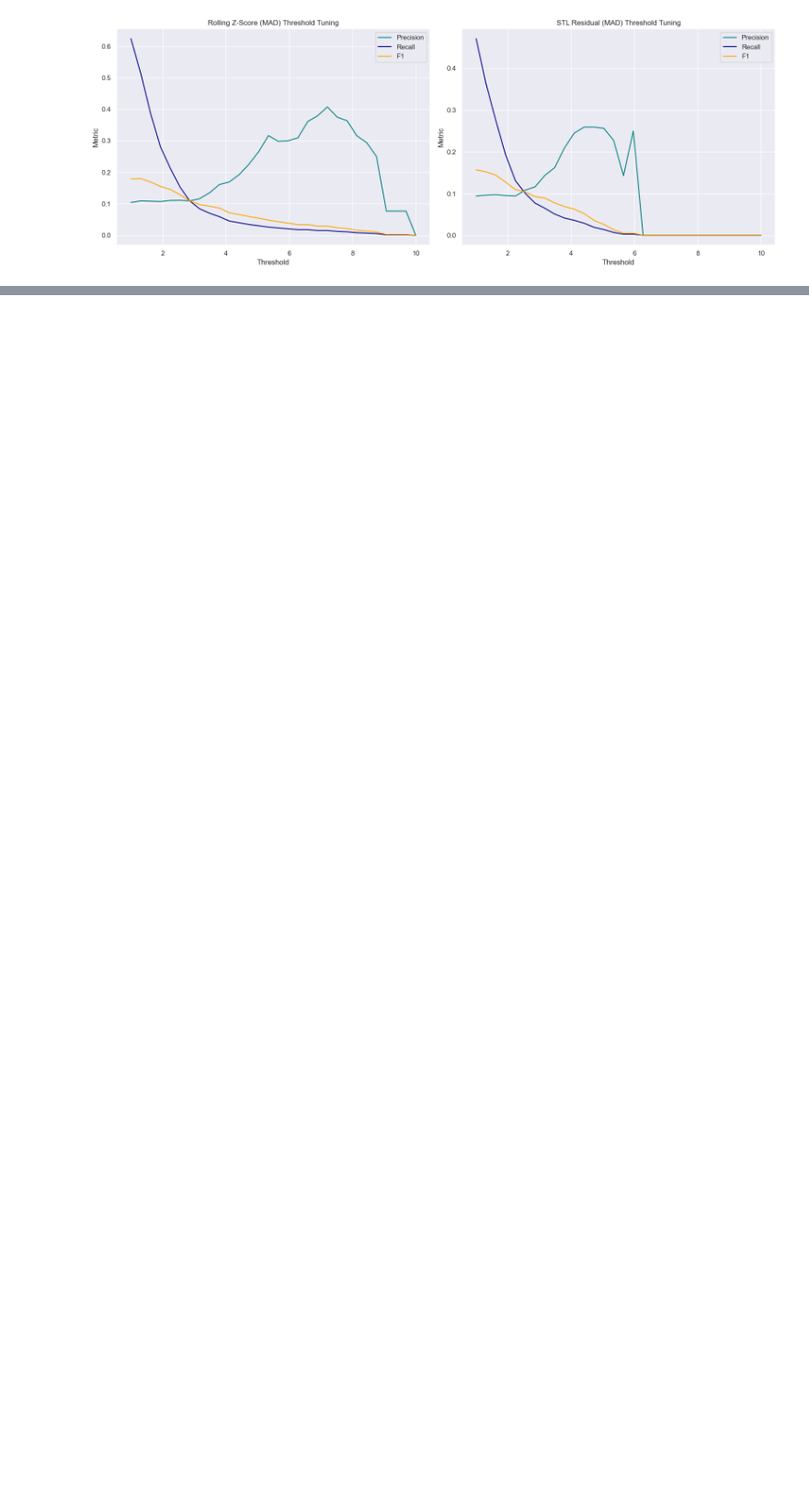
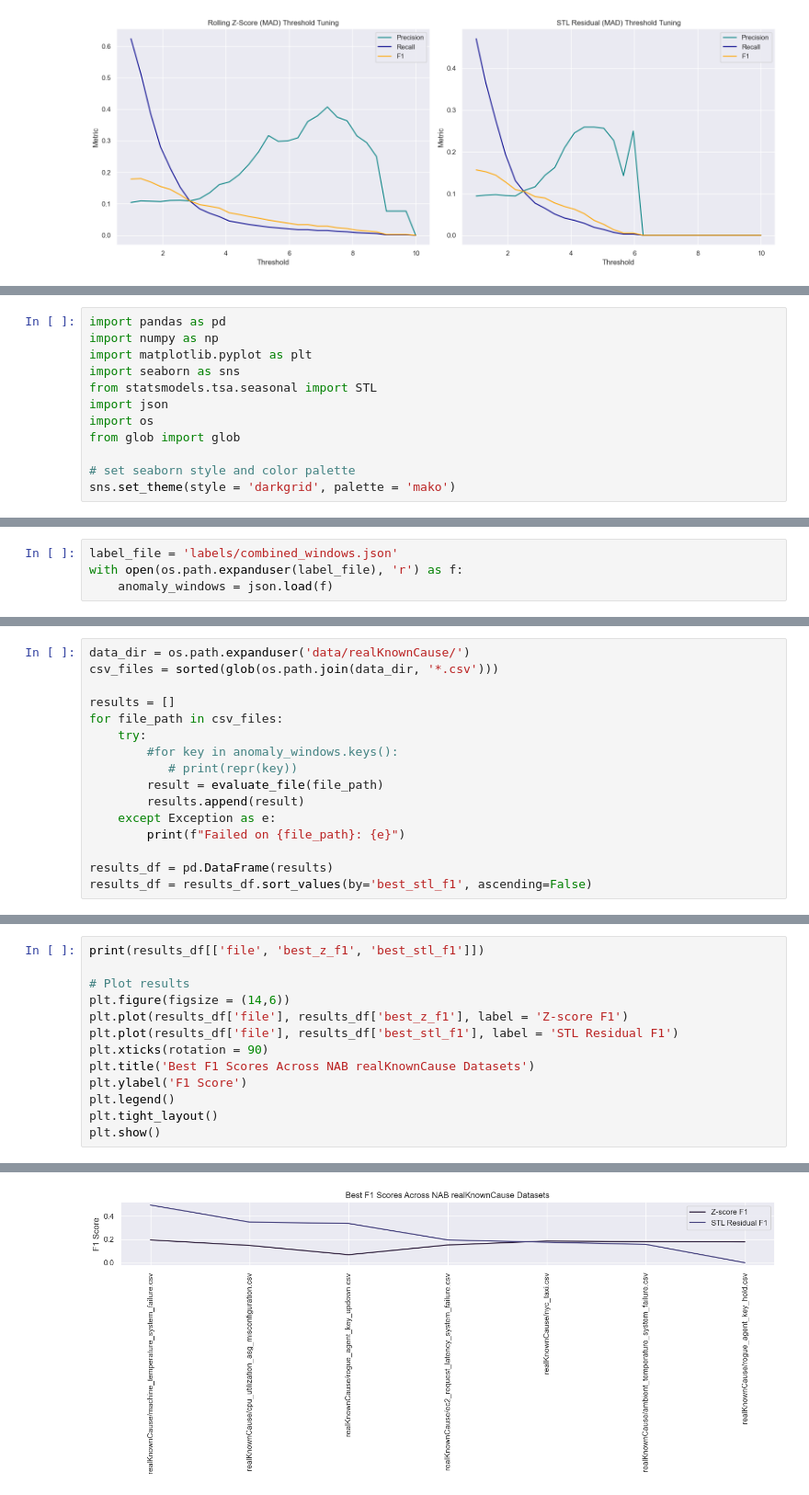
Before and after one commit to vscerra/Anomaly_Detection, a Jupyter notebook: NAB/NAB_Time_Series_Anomaly_Detection.ipynb, the cells around one changed output, grey strips where cells are left out. Shown at 92% size. Drawn from its saved outputs; the diff is of its cells as text; blank space fills up the shorter version.

Commit message:
updated classical methods notebook on NAB dataset, and adding new LSTM-based model notebook

```diff
--- a/NAB/NAB_Time_Series_Anomaly_Detection.ipynb
+++ b/NAB/NAB_Time_Series_Anomaly_Detection.ipynb
@@ -155,0 +165,12 @@ The above results indicate that the models above are not very well-suited to the
+# %%
+import pandas as pd
+import numpy as np
+import matplotlib.pyplot as plt
+import seaborn as sns
+from statsmodels.tsa.seasonal import STL
+import json
+import os
+from glob import glob
+
+# set seaborn style and color palette
+sns.set_theme(style = 'darkgrid', palette = 'mako')
@@ -155,0 +179,4 @@ The above results indicate that the models above are not very well-suited to the
+# %%
+label_file = 'labels/combined_windows.json'
+with open(os.path.expanduser(label_file), 'r') as f:
+    anomaly_windows = json.load(f)
@@ -155,0 +265,16 @@ The above results indicate that the models above are not very well-suited to the
+# %%
+data_dir = os.path.expanduser('data/realKnownCause/')
+csv_files = sorted(glob(os.path.join(data_dir, '*.csv')))
+
+results = []
+for file_path in csv_files:
+    try:
+        #for key in anomaly_windows.keys():
+           # print(repr(key))
+        result = evaluate_file(file_path)
+        results.append(result)
+    except Exception as e:
+        print(f"Failed on {file_path}: {e}")
+
+results_df = pd.DataFrame(results)
+results_df = results_df.sort_values(by='best_stl_f1', ascending=False)
@@ -155,0 +291,14 @@ The above results indicate that the models above are not very well-suited to the
+# %%
+print(results_df[['file', 'best_z_f1', 'best_stl_f1']])
+
+# Plot results
+plt.figure(figsize = (14,6))
+plt.plot(results_df['file'], results_df['best_z_f1'], label = 'Z-score F1')
+plt.plot(results_df['file'], results_df['best_stl_f1'], label = 'STL Residual F1')
+plt.xticks(rotation = 90)
+plt.title('Best F1 Scores Across NAB realKnownCause Datasets')
+plt.ylabel('F1 Score')
+plt.legend()
+plt.tight_layout()
+plt.show()
+# %% [output]
@@ -155,0 +313 @@ The above results indicate that the models above are not very well-suited to the
+[figure, added]
```
Also changed, not shown: parts of 14 cells of this notebook, 1 other file.
